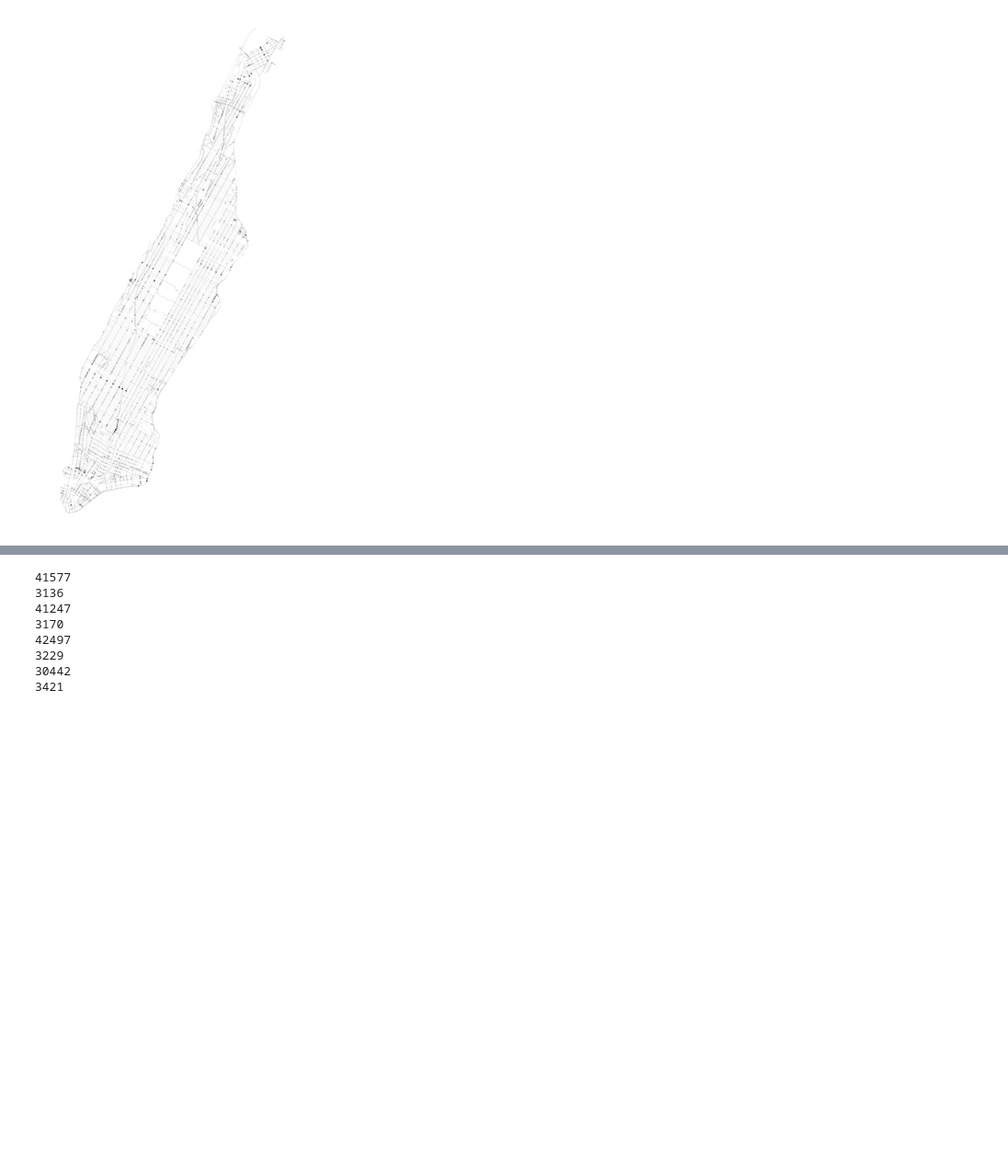
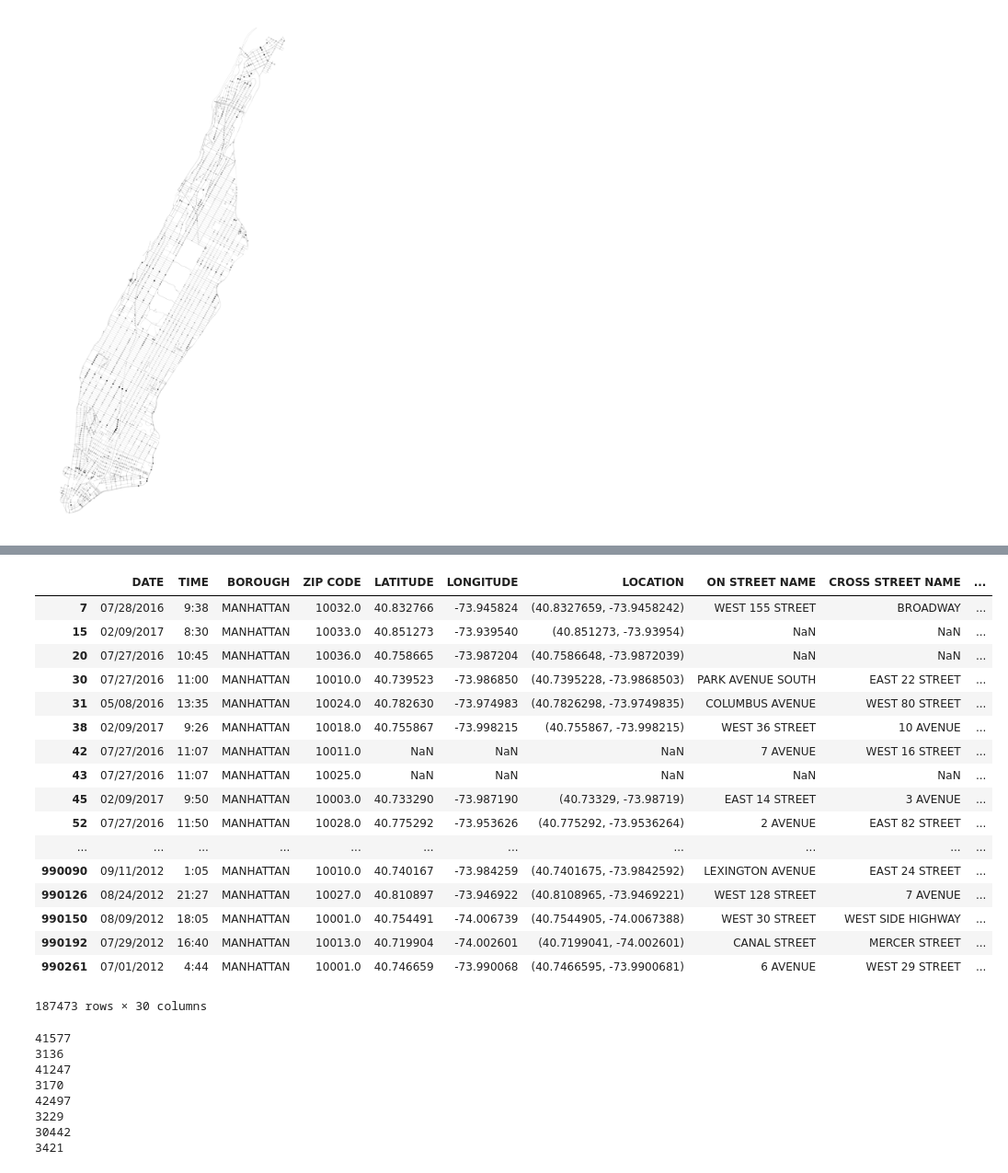
Before and after one commit to JasonSanchez/dangerous-intersections, a Jupyter notebook: traffic-density/Demo of road networks.ipynb, the cells around one changed output, grey strips where cells are left out. Shown at 92% size. Drawn from its saved outputs; the diff is of its cells as text; code cells hidden in the pictures; blank space fills up the shorter version.

```diff
--- a/traffic-density/Demo of road networks.ipynb
+++ b/traffic-density/Demo of road networks.ipynb
@@ -394,3 +455,24 @@ Name: YEAR, dtype: int64
+# %%
+accidents
+# %% [output]
+|  | DATE | TIME | BOROUGH | ZIP CODE | LATITUDE | LONGITUDE | LOCATION | ON STREET NAME | CROSS STREET NAME | ... |
+| 7 | 07/28/2016 | 9:38 | MANHATTAN | 10032.0 | 40.832766 | -73.945824 | (40.8327659, -73.9458242) | WEST 155 STREET | BROADWAY | ... |
+| 15 | 02/09/2017 | 8:30 | MANHATTAN | 10033.0 | 40.851273 | -73.939540 | (40.851273, -73.93954) | NaN | NaN | ... |
+| 20 | 07/27/2016 | 10:45 | MANHATTAN | 10036.0 | 40.758665 | -73.987204 | (40.7586648, -73.9872039) | NaN | NaN | ... |
+| 30 | 07/27/2016 | 11:00 | MANHATTAN | 10010.0 | 40.739523 | -73.986850 | (40.7395228, -73.9868503) | PARK AVENUE SOUTH | EAST 22 STREET | ... |
+| 31 | 05/08/2016 | 13:35 | MANHATTAN | 10024.0 | 40.782630 | -73.974983 | (40.7826298, -73.9749835) | COLUMBUS AVENUE | WEST 80 STREET | ... |
+| 38 | 02/09/2017 | 9:26 | MANHATTAN | 10018.0 | 40.755867 | -73.998215 | (40.755867, -73.998215) | WEST 36 STREET | 10 AVENUE | ... |
+| 42 | 07/27/2016 | 11:07 | MANHATTAN | 10011.0 | NaN | NaN | NaN | 7 AVENUE | WEST 16 STREET | ... |
+| 43 | 07/27/2016 | 11:07 | MANHATTAN | 10025.0 | NaN | NaN | NaN | NaN | NaN | ... |
+| 45 | 02/09/2017 | 9:50 | MANHATTAN | 10003.0 | 40.733290 | -73.987190 | (40.73329, -73.98719) | EAST 14 STREET | 3 AVENUE | ... |
+| 52 | 07/27/2016 | 11:50 | MANHATTAN | 10028.0 | 40.775292 | -73.953626 | (40.775292, -73.9536264) | 2 AVENUE | EAST 82 STREET | ... |
+| ... | ... | ... | ... | ... | ... | ... | ... | ... | ... | ... |
+| 990090 | 09/11/2012 | 1:05 | MANHATTAN | 10010.0 | 40.740167 | -73.984259 | (40.7401675, -73.9842592) | LEXINGTON AVENUE | EAST 24 STREET | ... |
+| 990126 | 08/24/2012 | 21:27 | MANHATTAN | 10027.0 | 40.810897 | -73.946922 | (40.8108965, -73.9469221) | WEST 128 STREET | 7 AVENUE | ... |
+| 990150 | 08/09/2012 | 18:05 | MANHATTAN | 10001.0 | 40.754491 | -74.006739 | (40.7544905, -74.0067388) | WEST 30 STREET | WEST SIDE HIGHWAY | ... |
+| 990192 | 07/29/2012 | 16:40 | MANHATTAN | 10013.0 | 40.719904 | -74.002601 | (40.7199041, -74.002601) | CANAL STREET | MERCER STREET | ... |
+| 990261 | 07/01/2012 | 4:44 | MANHATTAN | 10001.0 | 40.746659 | -73.990068 | (40.7466595, -73.9900681) | 6 AVENUE | WEST 29 STREET | ... |
+187473 rows × 30 columns
 # %%
 for year in range(2013, 2017):
     yr = str(year)
```
Also changed, not shown: parts of 12 cells of this notebook.
